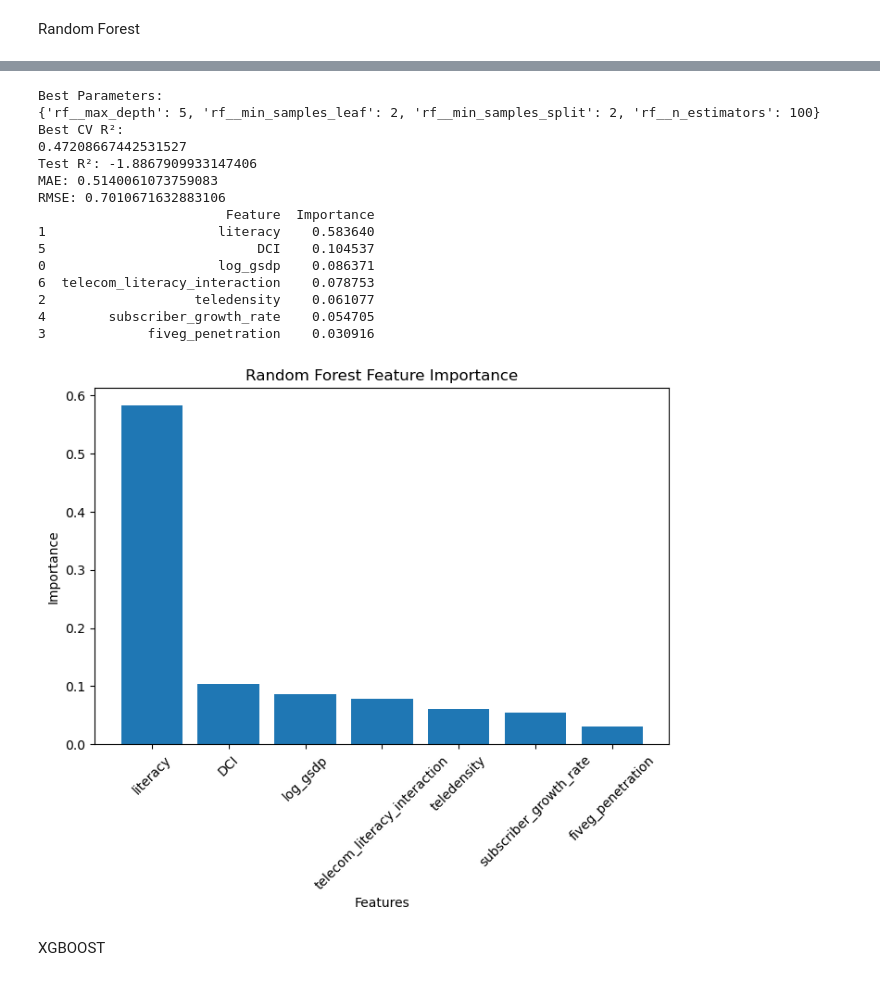
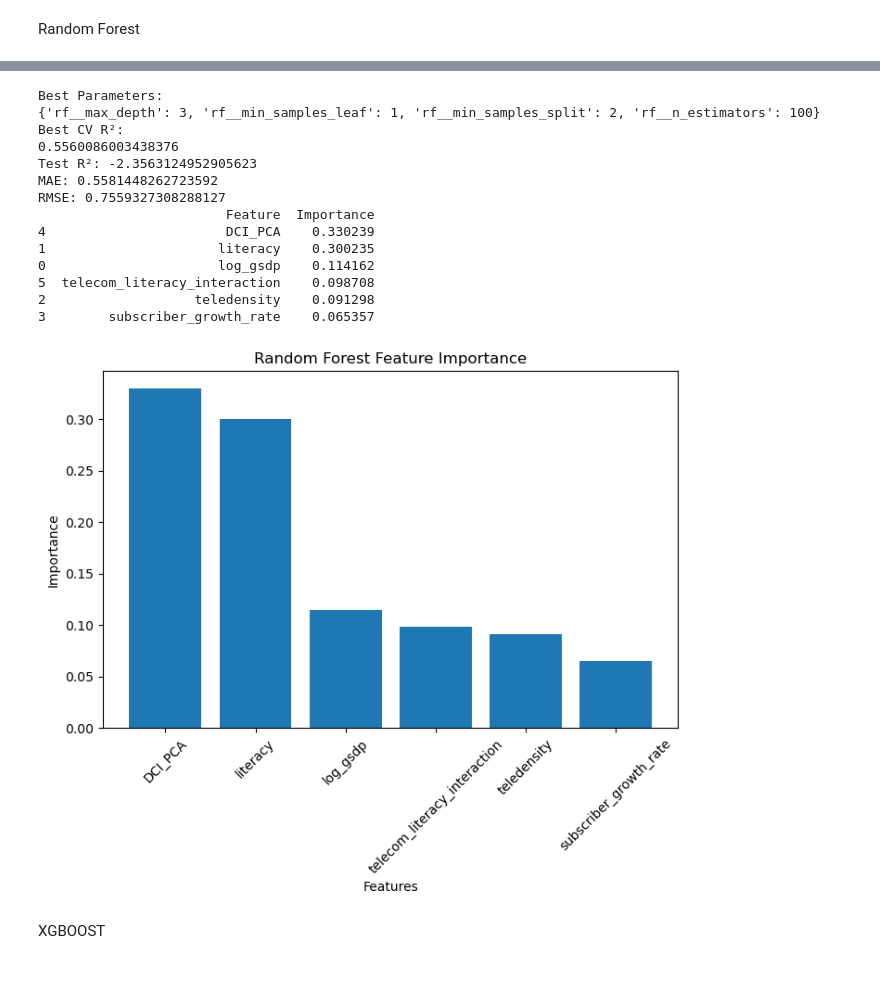
Before and after one commit to Adwaiy/telecom-digital-growth-india, a Jupyter notebook: telcom_analysis.ipynb, the cells around one changed output, grey strips where cells are left out. Cells and saved outputs as stored; diff of their text form; code cells hidden in the pictures.

```diff
--- a/telcom_analysis.ipynb
+++ b/telcom_analysis.ipynb
@@ -334,30 +354,25 @@ df['digital_per_subscriber'] = (
 # %% [markdown]
 DIGITAL CONNECTIVITY INDEX
 # %%
+from sklearn.decomposition import PCA
+from sklearn.preprocessing import StandardScaler
+
 dci_features = df[[
     'TELEDENSITY',
-    '5G PENETRATION',
-    'subscriber_growth_rate',
-    'literacy'
+    'literacy',
+    'subscriber_growth_rate'
 ]]
-from sklearn.preprocessing import MinMaxScaler
 
-scaler = MinMaxScaler()
+scaler = StandardScaler()
 
-scaled_features = scaler.fit_transform(dci_features)
+scaled_dci = scaler.fit_transform(dci_features)
 
-scaled_df = pd.DataFrame(
-    scaled_features,
-    columns=dci_features.columns
+pca = PCA(n_components=1)
+
+df['DCI_PCA'] = pca.fit_transform(scaled_dci)
+
+print(
+    "Explained Variance:",
+    pca.explained_variance_ratio_
 )
-scaled_df['DCI'] = (
-    0.25 * scaled_df['TELEDENSITY'] +
-    0.25 * scaled_df['5G PENETRATION'] +
-    0.25 * scaled_df['subscriber_growth_rate'] +
-    0.25 * scaled_df['literacy']
-)
-df['DCI'] = scaled_df['DCI']
-df.sort_values('DCI', ascending=False)[
-    ['state_clean', 'DCI']
-]
 # %% [output]
@@ -418,7 +409,7 @@ df_model = df[[
     'fiveg_penetration',
     'subscriber_growth_rate',
     'e_transactions_per_1000',
-    'DCI'
+    'DCI_PCA'
 ]].dropna()
 
 # -----------------------------------
@@ -965,9 +1124,8 @@ X=df_model[[
     'log_gsdp',
     'literacy',
     'teledensity',
-    'fiveg_penetration',
     'subscriber_growth_rate',
-    'DCI',
+    'DCI_PCA',
     'telecom_literacy_interaction'
 ]]
 y = np.log1p(df_model['e_transactions_per_1000'])
@@ -1016,45 +1174,44 @@ importance_df = pd.DataFrame({
     'Feature': X.columns,
     'Importance': rf_model.feature_importances_
 })
 
 importance_df = importance_df.sort_values(
     by='Importance',
     ascending=False
 )
 
 print(importance_df)
 import matplotlib.pyplot as plt
 
 plt.figure(figsize=(8,5))
 
 plt.bar(
     importance_df['Feature'],
     importance_df['Importance']
 )
 
 plt.xlabel("Features")
 plt.ylabel("Importance")
 plt.title("Random Forest Feature Importance")
 
 plt.xticks(rotation=45)
 
 plt.show()
 # %% [output]
 Best Parameters:
-{'rf__max_depth': 5, 'rf__min_samples_leaf': 2, 'rf__min_samples_split': 2, 'rf__n_estimators': 100}
+{'rf__max_depth': 3, 'rf__min_samples_leaf': 1, 'rf__min_samples_split': 2, 'rf__n_estimators': 100}
 Best CV R²:
-0.47208667442531527
-Test R²: -1.8867909933147406
-MAE: 0.5140061073759083
-RMSE: 0.7010671632883106
+0.5560086003438376
+Test R²: -2.3563124952905623
+MAE: 0.5581448262723592
+RMSE: 0.7559327308288127
                         Feature  Importance
-1                      literacy    0.583640
-5                           DCI    0.104537
-0                      log_gsdp    0.086371
-6  telecom_literacy_interaction    0.078753
-2                   teledensity    0.061077
-4        subscriber_growth_rate    0.054705
-3             fiveg_penetration    0.030916
+4                       DCI_PCA    0.330239
+1                      literacy    0.300235
+0                      log_gsdp    0.114162
+5  telecom_literacy_interaction    0.098708
+2                   teledensity    0.091298
+3        subscriber_growth_rate    0.065357
-[figure, old version]
+[figure, new version]
 # %% [markdown]
 XGBOOST
```
Also changed, not shown: parts of 18 cells of this notebook, 2 other files.
